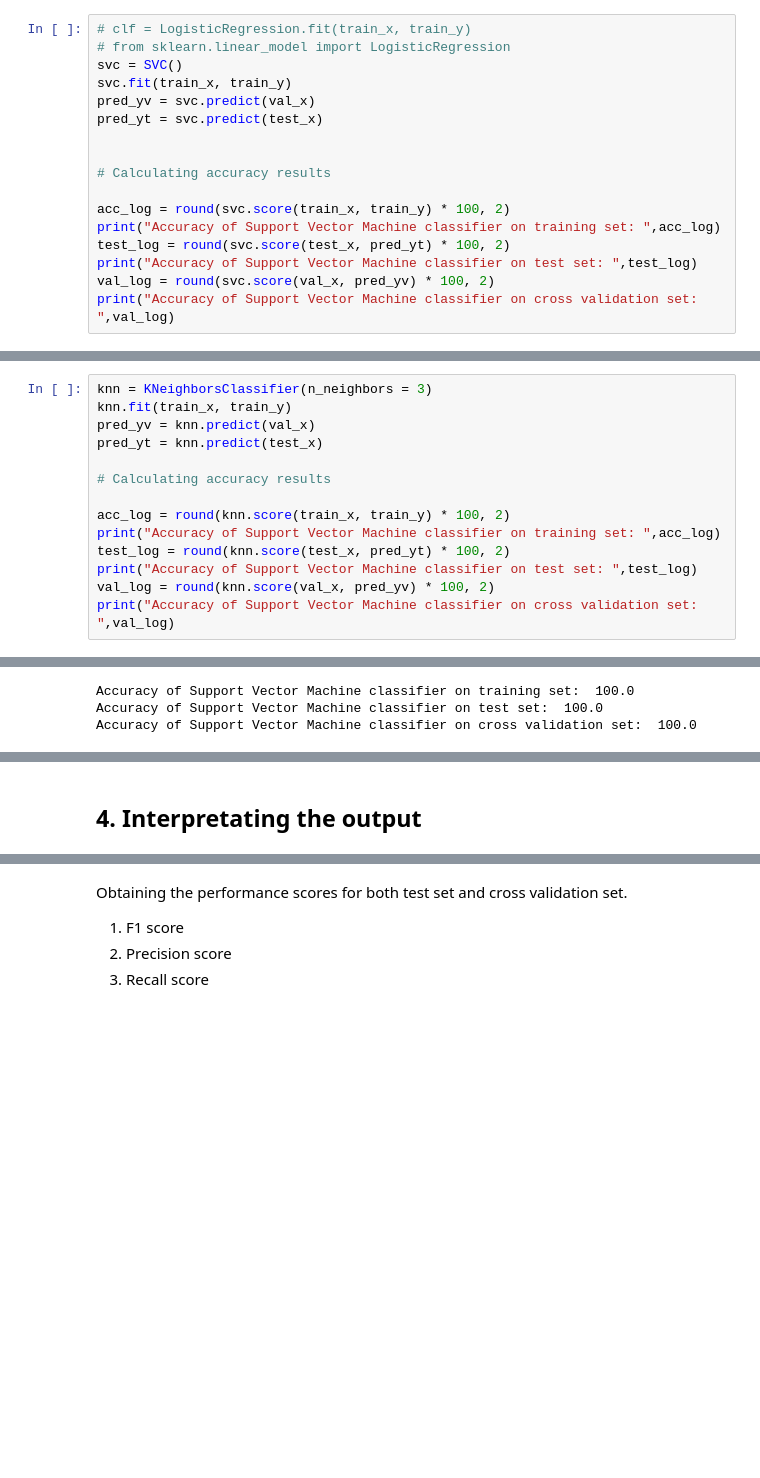
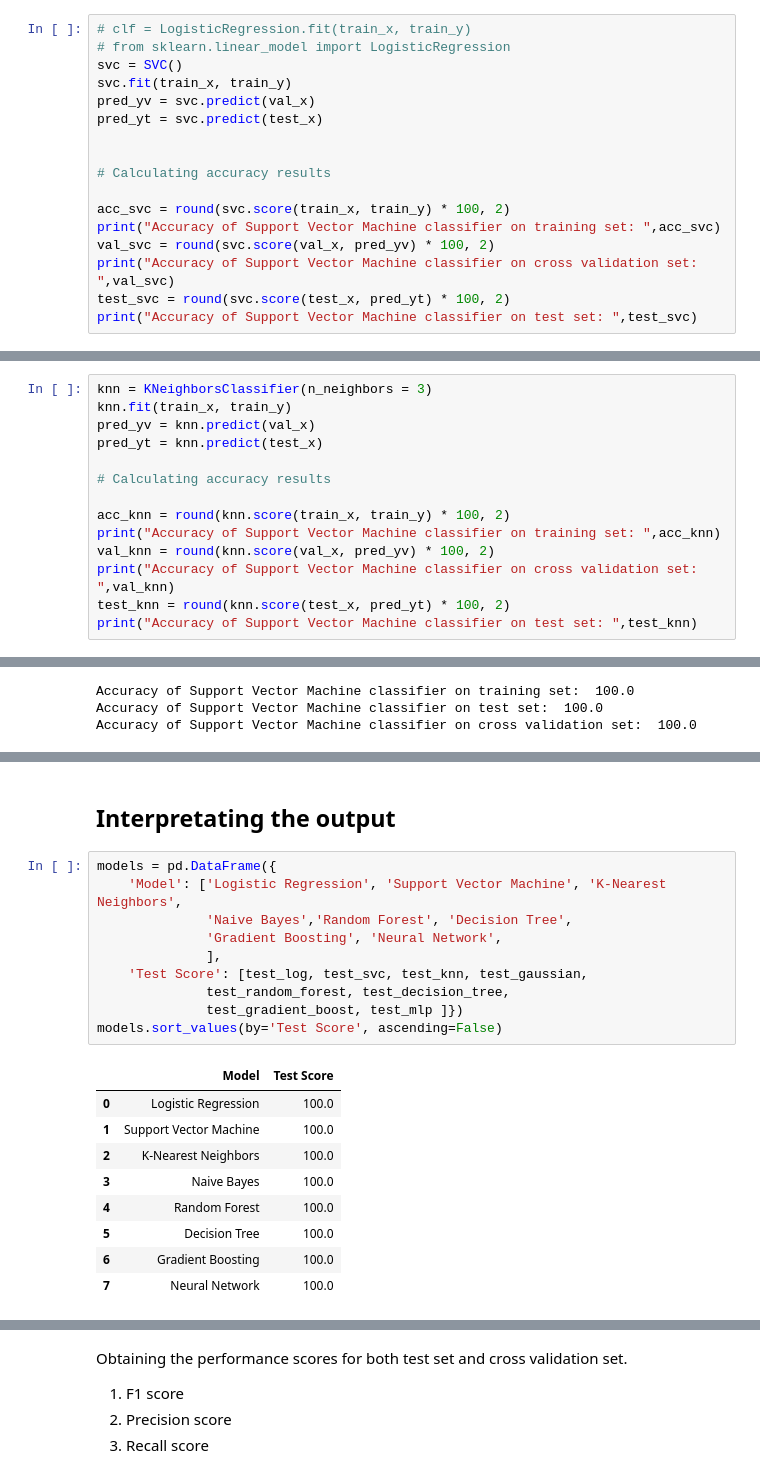
Before and after one commit to sudhirshahu51/Data-Science-Projects, a Jupyter notebook: Rehabilitation Program.ipynb, the cells around one changed output, grey strips where cells are left out. Cells and saved outputs as stored; diff of their text form; blank space fills up the shorter version.

```diff
--- a/Rehabilitation Program.ipynb
+++ b/Rehabilitation Program.ipynb
@@ -407,11 +407,11 @@ pred_yt = svc.predict(test_x)
 
 # Calculating accuracy results
 
-acc_log = round(svc.score(train_x, train_y) * 100, 2)
-print("Accuracy of Support Vector Machine classifier on training set: ",acc_log)
-test_log = round(svc.score(test_x, pred_yt) * 100, 2)
-print("Accuracy of Support Vector Machine classifier on test set: ",test_log)
-val_log = round(svc.score(val_x, pred_yv) * 100, 2)
-print("Accuracy of Support Vector Machine classifier on cross validation set: ",val_log)
+acc_svc = round(svc.score(train_x, train_y) * 100, 2)
+print("Accuracy of Support Vector Machine classifier on training set: ",acc_svc)
+val_svc = round(svc.score(val_x, pred_yv) * 100, 2)
+print("Accuracy of Support Vector Machine classifier on cross validation set: ",val_svc)
+test_svc = round(svc.score(test_x, pred_yt) * 100, 2)
+print("Accuracy of Support Vector Machine classifier on test set: ",test_svc)
 # %% [output]
 Accuracy of Support Vector Machine classifier on training set:  100.0
@@ -428,11 +428,11 @@ pred_yt = knn.predict(test_x)
 
 # Calculating accuracy results
 
-acc_log = round(knn.score(train_x, train_y) * 100, 2)
-print("Accuracy of Support Vector Machine classifier on training set: ",acc_log)
-test_log = round(knn.score(test_x, pred_yt) * 100, 2)
-print("Accuracy of Support Vector Machine classifier on test set: ",test_log)
-val_log = round(knn.score(val_x, pred_yv) * 100, 2)
-print("Accuracy of Support Vector Machine classifier on cross validation set: ",val_log)
+acc_knn = round(knn.score(train_x, train_y) * 100, 2)
+print("Accuracy of Support Vector Machine classifier on training set: ",acc_knn)
+val_knn = round(knn.score(val_x, pred_yv) * 100, 2)
+print("Accuracy of Support Vector Machine classifier on cross validation set: ",val_knn)
+test_knn = round(knn.score(test_x, pred_yt) * 100, 2)
+print("Accuracy of Support Vector Machine classifier on test set: ",test_knn)
 # %% [output]
 Accuracy of Support Vector Machine classifier on training set:  100.0
@@ -542,3 +542,23 @@ Accuracy of Neural Network classifier on cross validation set:  100.0
 # %% [markdown]
-## 4. Interpretating the output
+## Interpretating the output
+# %%
+models = pd.DataFrame({
+    'Model': ['Logistic Regression', 'Support Vector Machine', 'K-Nearest Neighbors',
+              'Naive Bayes','Random Forest', 'Decision Tree',
+              'Gradient Boosting', 'Neural Network',
+              ],
+    'Test Score': [test_log, test_svc, test_knn, test_gaussian,
+              test_random_forest, test_decision_tree,
+              test_gradient_boost, test_mlp ]})
+models.sort_values(by='Test Score', ascending=False)
+# %% [output]
+|  | Model | Test Score |
+| 0 | Logistic Regression | 100.0 |
+| 1 | Support Vector Machine | 100.0 |
+| 2 | K-Nearest Neighbors | 100.0 |
+| 3 | Naive Bayes | 100.0 |
+| 4 | Random Forest | 100.0 |
+| 5 | Decision Tree | 100.0 |
+| 6 | Gradient Boosting | 100.0 |
+| 7 | Neural Network | 100.0 |
 # %% [markdown]
```
Also changed, not shown: parts of 20 cells of this notebook.
